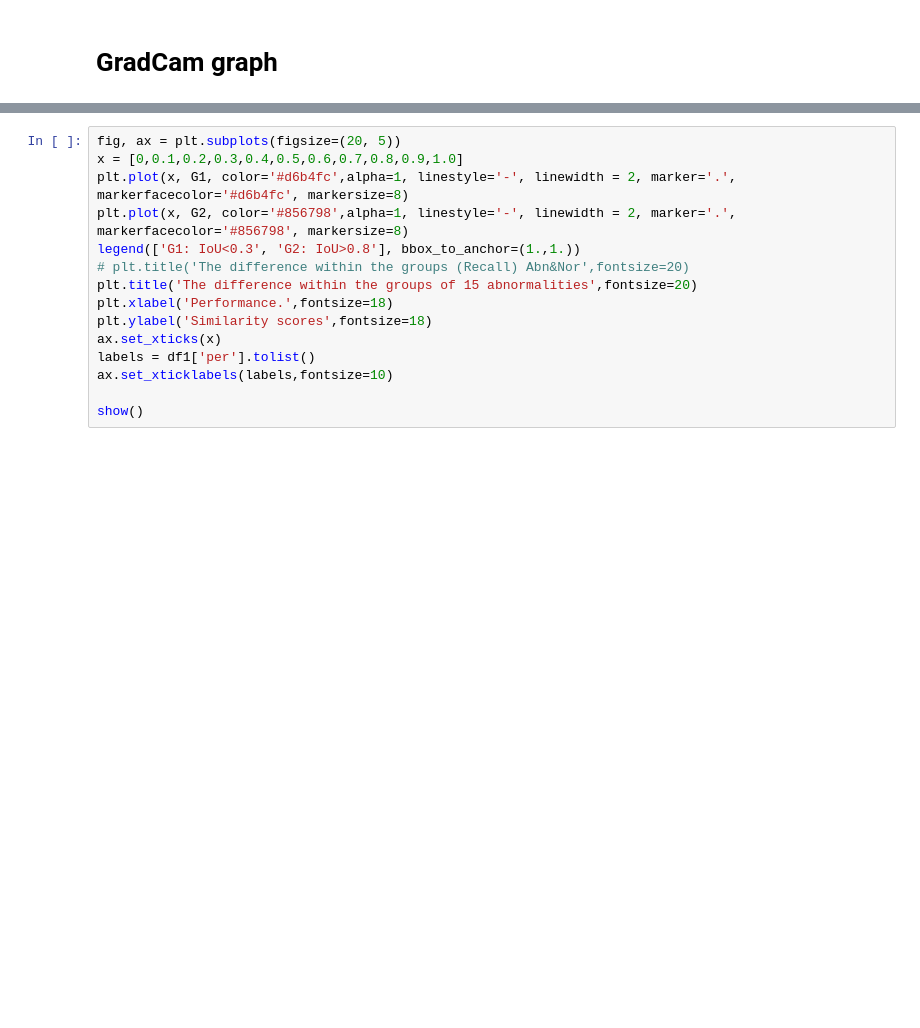
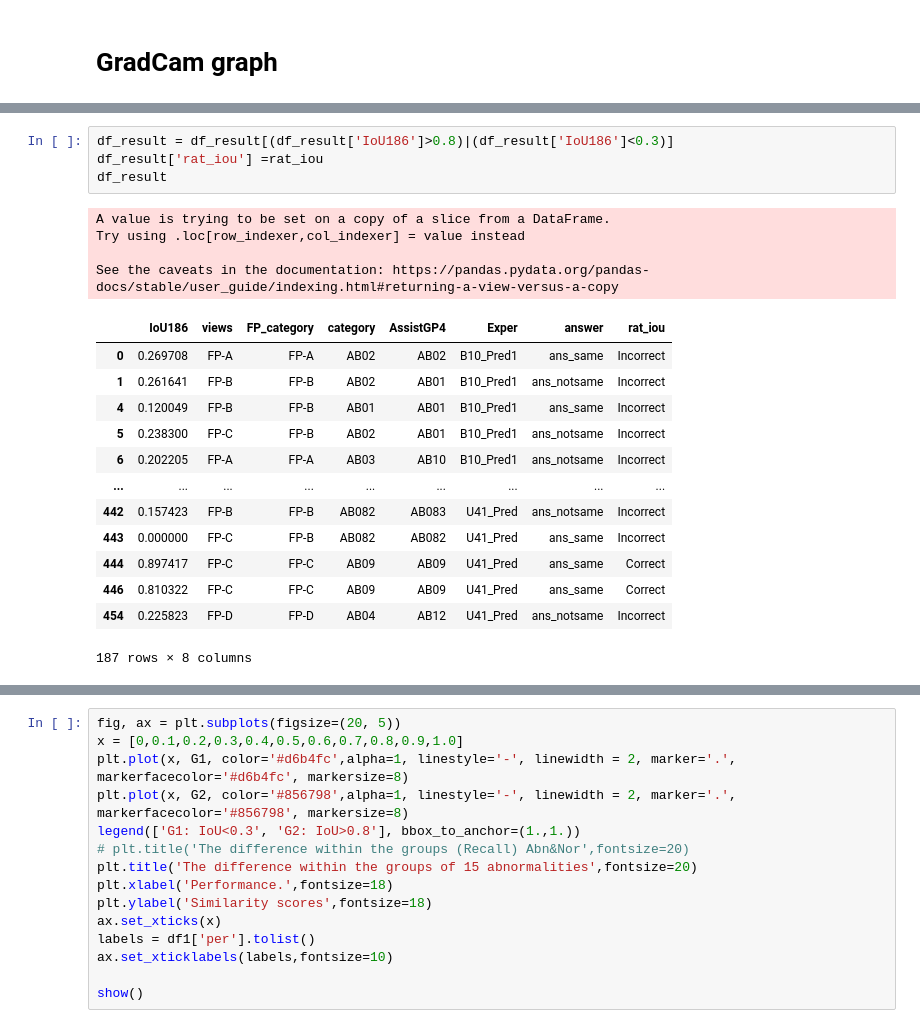
Before and after one commit to Peckkie/Experiment_Evaluation_CCA, a Jupyter notebook: graph_paper.ipynb, the cells around one changed output, grey strips where cells are left out. Cells and saved outputs as stored; diff of their text form; blank space fills up the shorter version.

```diff
--- a/graph_paper.ipynb
+++ b/graph_paper.ipynb
@@ -668,0 +708,22 @@ G2 = df2.acc.tolist()
+# %%
+df_result = df_result[(df_result['IoU186']>0.8)|(df_result['IoU186']<0.3)]
+df_result['rat_iou'] =rat_iou
+df_result
+# %% [output]
+A value is trying to be set on a copy of a slice from a DataFrame.
+Try using .loc[row_indexer,col_indexer] = value instead
+
+See the caveats in the documentation: https://pandas.pydata.org/pandas-docs/stable/user_guide/indexing.html#returning-a-view-versus-a-copy
+|  | IoU186 | views | FP_category | category | AssistGP4 | Exper | answer | rat_iou |
+| 0 | 0.269708 | FP-A | FP-A | AB02 | AB02 | B10_Pred1 | ans_same | Incorrect |
+| 1 | 0.261641 | FP-B | FP-B | AB02 | AB01 | B10_Pred1 | ans_notsame | Incorrect |
+| 4 | 0.120049 | FP-B | FP-B | AB01 | AB01 | B10_Pred1 | ans_same | Incorrect |
+| 5 | 0.238300 | FP-C | FP-B | AB02 | AB01 | B10_Pred1 | ans_notsame | Incorrect |
+| 6 | 0.202205 | FP-A | FP-A | AB03 | AB10 | B10_Pred1 | ans_notsame | Incorrect |
+| ... | ... | ... | ... | ... | ... | ... | ... | ... |
+| 442 | 0.157423 | FP-B | FP-B | AB082 | AB083 | U41_Pred | ans_notsame | Incorrect |
+| 443 | 0.000000 | FP-C | FP-B | AB082 | AB082 | U41_Pred | ans_same | Incorrect |
+| 444 | 0.897417 | FP-C | FP-C | AB09 | AB09 | U41_Pred | ans_same | Correct |
+| 446 | 0.810322 | FP-C | FP-C | AB09 | AB09 | U41_Pred | ans_same | Correct |
+| 454 | 0.225823 | FP-D | FP-D | AB04 | AB12 | U41_Pred | ans_notsame | Incorrect |
+187 rows × 8 columns
```
Also changed, not shown: parts of 30 cells of this notebook.
